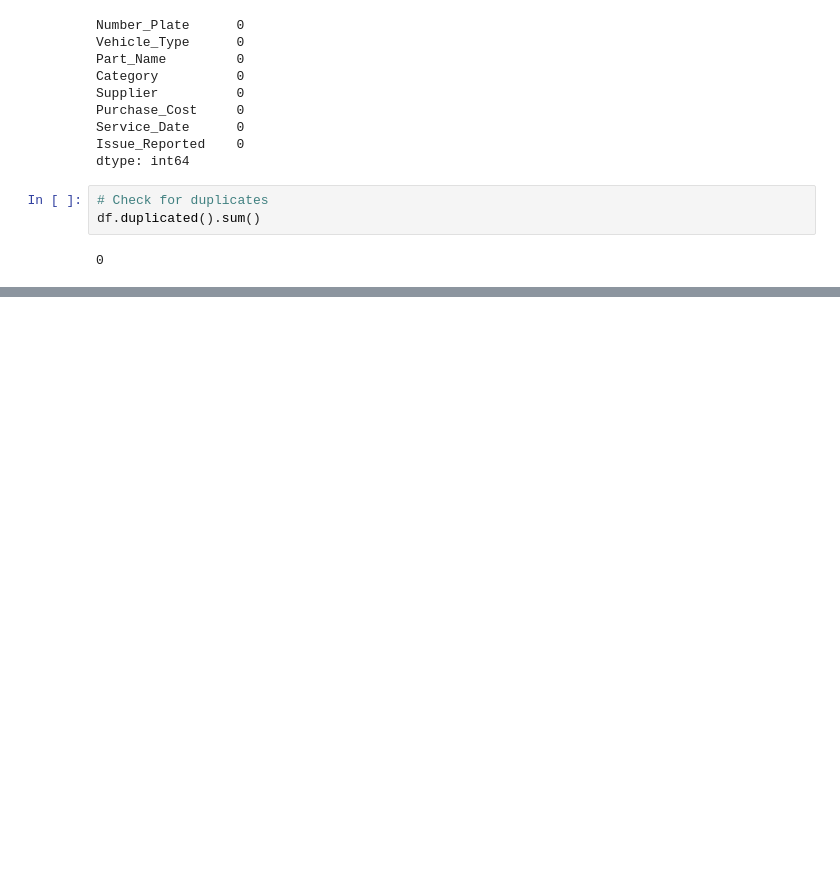
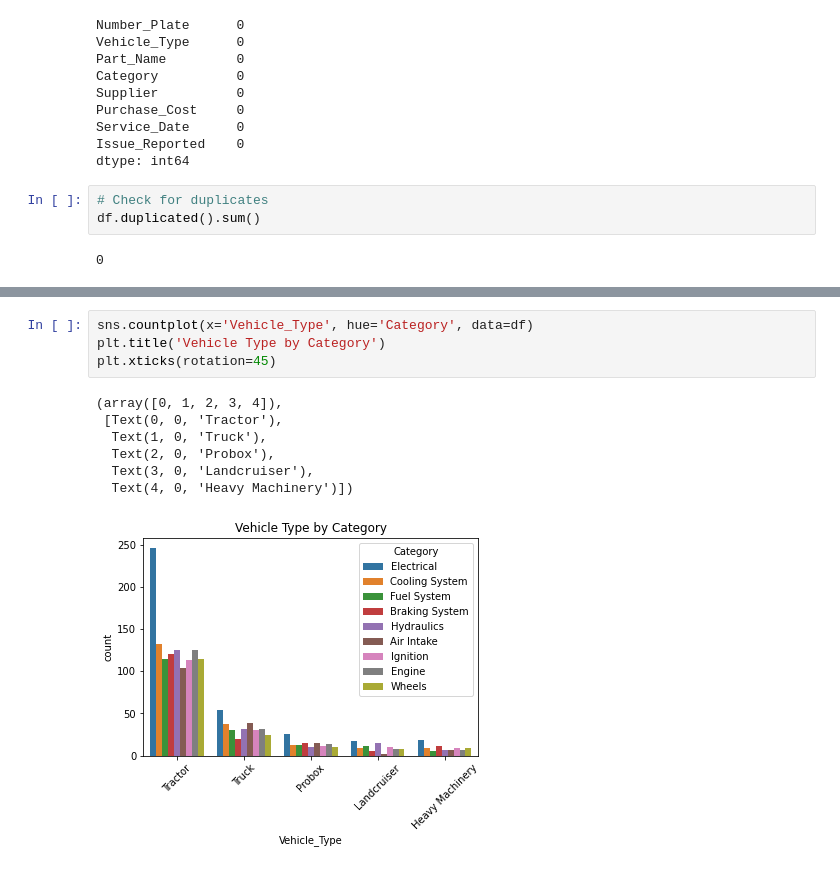
Before and after one commit to Masinde10/Fleet-operations, a Jupyter notebook: Fleet operations.ipynb, the cells around one changed output, grey strips where cells are left out. Cells and saved outputs as stored; diff of their text form; blank space fills up the shorter version.

```diff
--- a/Fleet operations.ipynb
+++ b/Fleet operations.ipynb
@@ -86,0 +131,12 @@ df.duplicated().sum()
+# %%
+sns.countplot(x='Vehicle_Type', hue='Category', data=df)
+plt.title('Vehicle Type by Category')
+plt.xticks(rotation=45)
+# %% [output]
+(array([0, 1, 2, 3, 4]),
+ [Text(0, 0, 'Tractor'),
+  Text(1, 0, 'Truck'),
+  Text(2, 0, 'Probox'),
+  Text(3, 0, 'Landcruiser'),
+  Text(4, 0, 'Heavy Machinery')])
+[figure, added]
```
Also changed, not shown: parts of 7 cells of this notebook.
